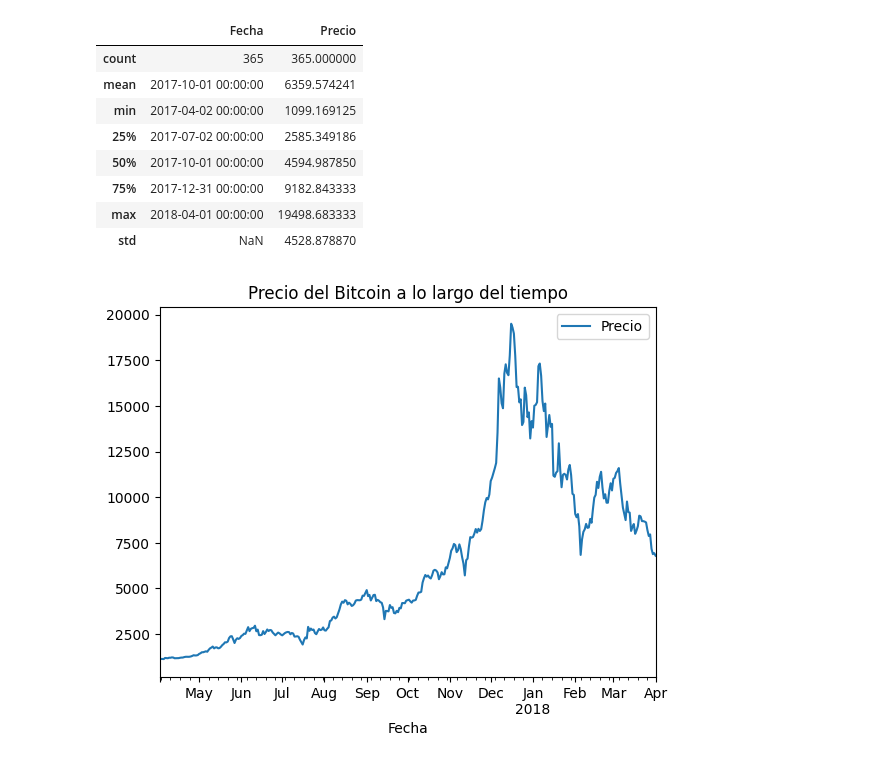
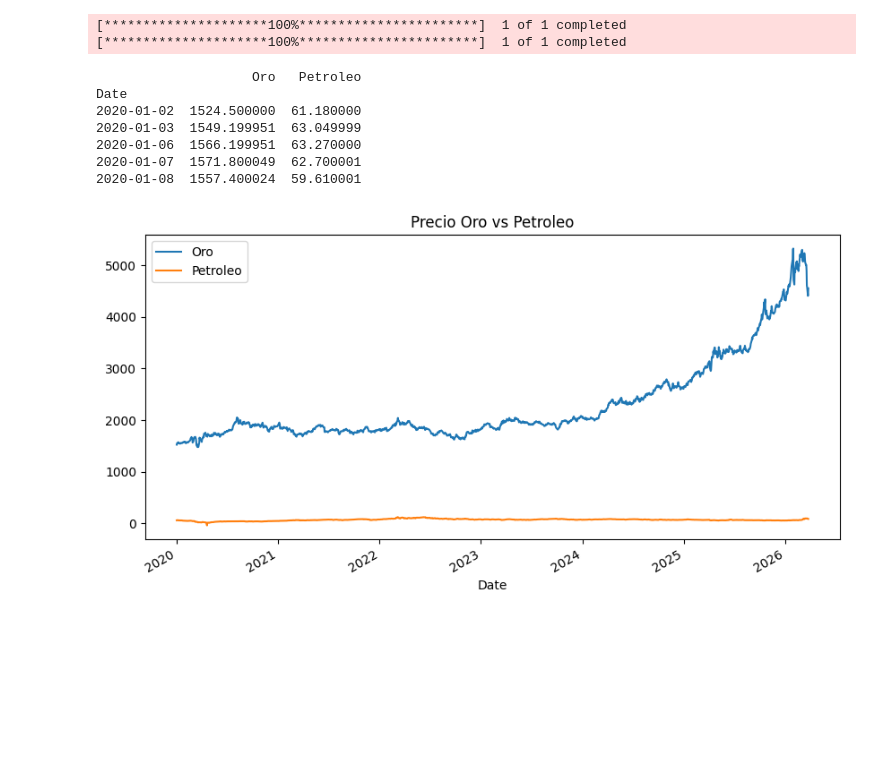
Before and after one commit to dafuentes1209/financial_analisis, a Jupyter notebook: analisis_activos.ipynb, the cells around one changed output. Saved outputs shown, nothing was run; the diff lists cells and outputs as text; code cells hidden in the pictures; blank space fills up the shorter version.

Commit message:
Analisis oro vs petroleo

```diff
--- a/analisis_activos.ipynb
+++ b/analisis_activos.ipynb
@@ -1,22 +1,53 @@
-# %%
-import numpy as np
-import pandas as pd
-
-btc_df = pd.read_csv("C:/DISEÑO/Analisis de datos/Data/btc-market-price.csv", names = ['Fecha', 'Precio'])
-
-btc_df['Fecha'] = pd.to_datetime(btc_df['Fecha'])
-
-btc_df.plot(x = 'Fecha', y = 'Precio', title = 'Precio del Bitcoin a lo largo del tiempo')
-
-btc_df.describe()
-# %% [output]
-|  | Fecha | Precio |
-| count | 365 | 365.000000 |
-| mean | 2017-10-01 00:00:00 | 6359.574241 |
-| min | 2017-04-02 00:00:00 | 1099.169125 |
-| 25% | 2017-07-02 00:00:00 | 2585.349186 |
-| 50% | 2017-10-01 00:00:00 | 4594.987850 |
-| 75% | 2017-12-31 00:00:00 | 9182.843333 |
-| max | 2018-04-01 00:00:00 | 19498.683333 |
-| std | NaN | 4528.878870 |
-[figure, removed]
+# %%
+import yfinance as yf
+import pandas as pd
+import matplotlib.pyplot as plt
+
+# ==============================
+# 1. Descarga de datos
+# ==============================
+
+def get_data(start="2020-01-01"):
+    oro = yf.download("GC=F", start=start)["Close"]
+    petroleo = yf.download("CL=F", start=start)["Close"]
+
+    data = pd.concat([oro, petroleo], axis=1)
+    data.columns = ["Oro", "Petroleo"]
+
+    return data.dropna()
+
+# ==============================
+# 2. Transformaciones
+# ==============================
+
+def compute_returns(data):
+    return data.pct_change().dropna()
+
+# ==============================
+# 3. Visualización
+# ==============================
+
+def plot_prices(data):
+    data.plot(title="Precio Oro vs Petroleo", figsize=(10,5))
+    plt.show()
+
+# ==============================
+# 4. Ejecución
+# ==============================
+
+data = get_data()
+returns = compute_returns(data)
+
+print(data.head())
+plot_prices(data)
+# %% [output]
+[*********************100%***********************]  1 of 1 completed
+[*********************100%***********************]  1 of 1 completed
+                    Oro   Petroleo
+Date
+2020-01-02  1524.500000  61.180000
+2020-01-03  1549.199951  63.049999
+2020-01-06  1566.199951  63.270000
+2020-01-07  1571.800049  62.700001
+2020-01-08  1557.400024  59.610001
+[figure, added]
```
Also changed, not shown: parts of 1 cell of this notebook, 1 other file.
